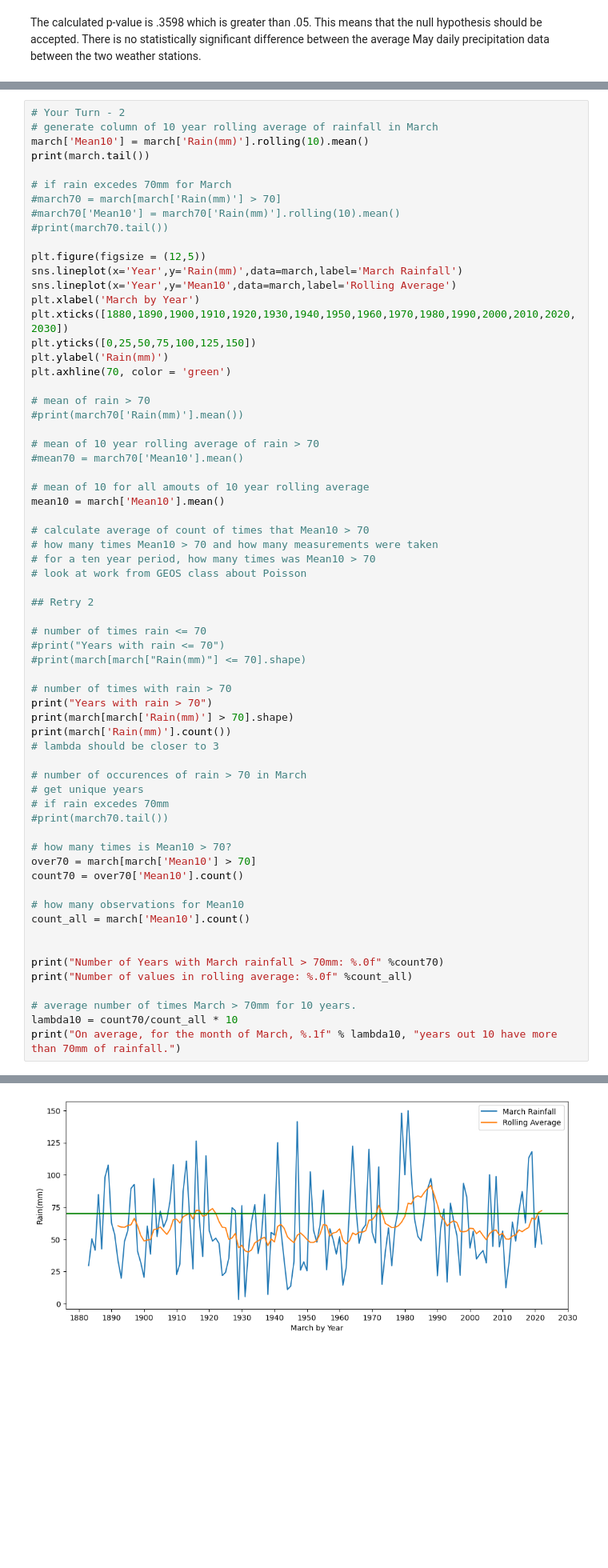
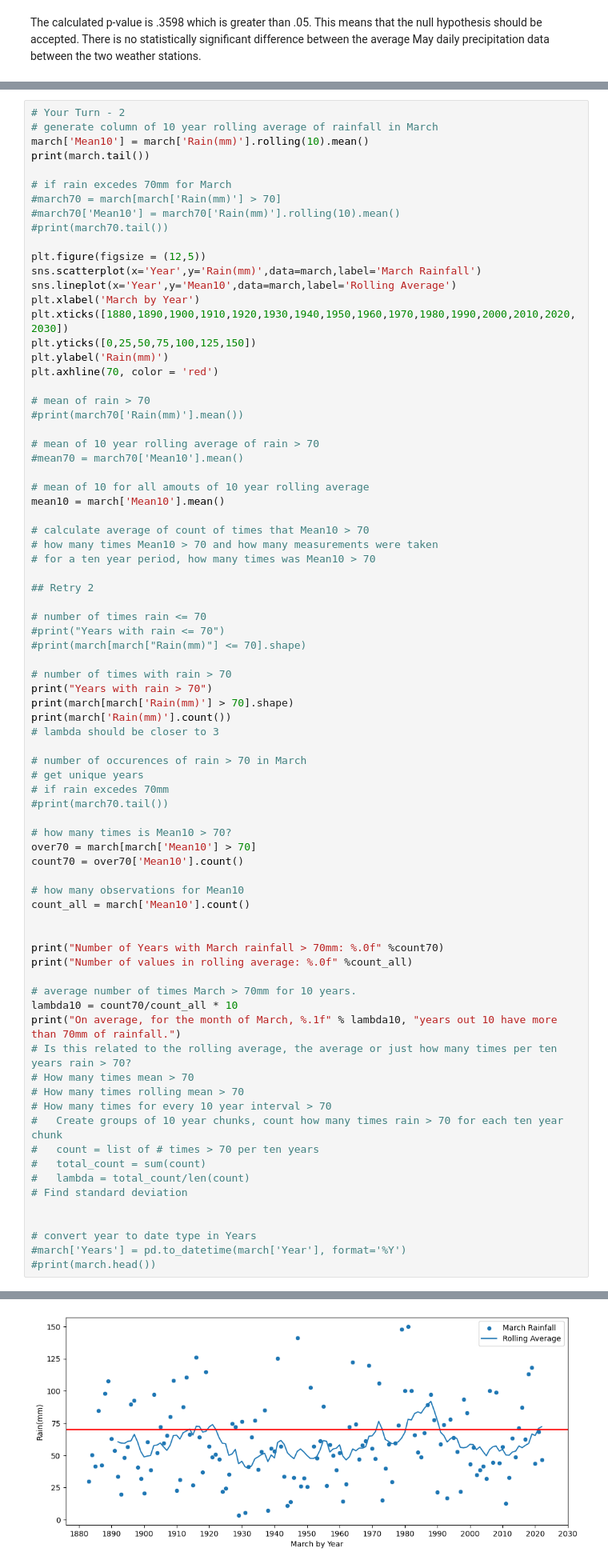
Before and after one commit to tb055/M11-CS-Weather-Station, a Jupyter notebook: Case_Study-_Weather_Stations_-_Student_copy.ipynb, the cells around one changed output, grey strips where cells are left out. Shown at 80% size. Drawn from its saved outputs; the diff is of its cells as text; blank space fills up the shorter version.

```diff
--- a/Case_Study-_Weather_Stations_-_Student_copy.ipynb
+++ b/Case_Study-_Weather_Stations_-_Student_copy.ipynb
@@ -738,13 +738,13 @@ print(march.tail())
 #print(march70.tail())
 
 plt.figure(figsize = (12,5))
-sns.lineplot(x='Year',y='Rain(mm)',data=march,label='March Rainfall')
+sns.scatterplot(x='Year',y='Rain(mm)',data=march,label='March Rainfall')
 sns.lineplot(x='Year',y='Mean10',data=march,label='Rolling Average')
 plt.xlabel('March by Year')
 plt.xticks([1880,1890,1900,1910,1920,1930,1940,1950,1960,1970,1980,1990,2000,2010,2020,2030])
 plt.yticks([0,25,50,75,100,125,150])
 plt.ylabel('Rain(mm)')
-plt.axhline(70, color = 'green')
+plt.axhline(70, color = 'red')
 
 # mean of rain > 70
 #print(march70['Rain(mm)'].mean())
@@ -758,7 +758,6 @@ mean10 = march['Mean10'].mean()
 # calculate average of count of times that Mean10 > 70
 # how many times Mean10 > 70 and how many measurements were taken
 # for a ten year period, how many times was Mean10 > 70
-# look at work from GEOS class about Poisson
 
 ## Retry 2
 
@@ -782,31 +781,45 @@ over70 = march[march['Mean10'] > 70]
 count70 = over70['Mean10'].count()
 
 # how many observations for Mean10
 count_all = march['Mean10'].count()
 
 
 print("Number of Years with March rainfall > 70mm: %.0f" %count70)
 print("Number of values in rolling average: %.0f" %count_all)
 
 # average number of times March > 70mm for 10 years.
 lambda10 = count70/count_all * 10
 print("On average, for the month of March, %.1f" % lambda10, "years out 10 have more than 70mm of rainfall.")
+# Is this related to the rolling average, the average or just how many times per ten years rain > 70?
+# How many times mean > 70
+# How many times rolling mean > 70
+# How many times for every 10 year interval > 70
+#   Create groups of 10 year chunks, count how many times rain > 70 for each ten year chunk
+#   count = list of # times > 70 per ten years
+#   total_count = sum(count)
+#   lambda = total_count/len(count)
+# Find standard deviation
+
+
+# convert year to date type in Years
+#march['Years'] = pd.to_datetime(march['Year'], format='%Y')
+#print(march.head())
 # %% [output]
       Year  Month TMax(C) TMin(C) afDays  Rain(mm) Sun(hours)  Mean10
 1623  2018      3     7.5     1.7      7     113.2       61.4   59.20
 1635  2019      3    11.5     4.7      0     118.2      132.9   66.60
 1647  2020      3    10.6     2.8      4      43.6      135.6   65.32
 1659  2021      3    11.1     4.4      2      68.2       94.5   70.90
 1671  2022      3    11.9     3.7      3      46.4      150.0   72.28
 Years with rain > 70
 (45, 8)
 140
 Number of Years with March rainfall > 70mm: 20
 Number of values in rolling average: 131
 On average, for the month of March, 1.5 years out 10 have more than 70mm of rainfall.
 A value is trying to be set on a copy of a slice from a DataFrame.
 Try using .loc[row_indexer,col_indexer] = value instead
 
 See the caveats in the documentation: https://pandas.pydata.org/pandas-docs/stable/user_guide/indexing.html#returning-a-view-versus-a-copy
   march['Mean10'] = march['Rain(mm)'].rolling(10).mean()
-[figure, old version]
+[figure, new version]
```
Also changed, not shown: parts of 16 cells of this notebook.
